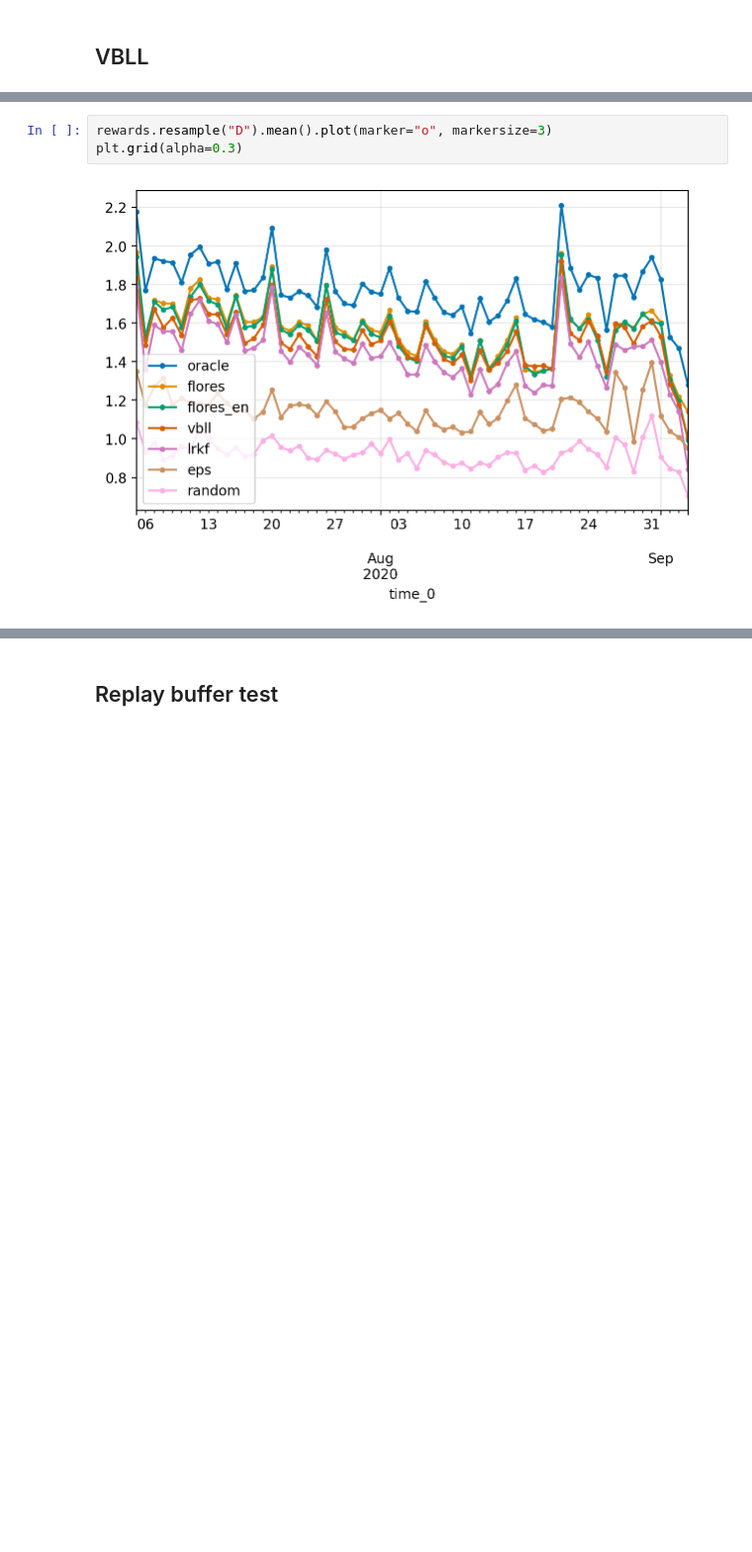
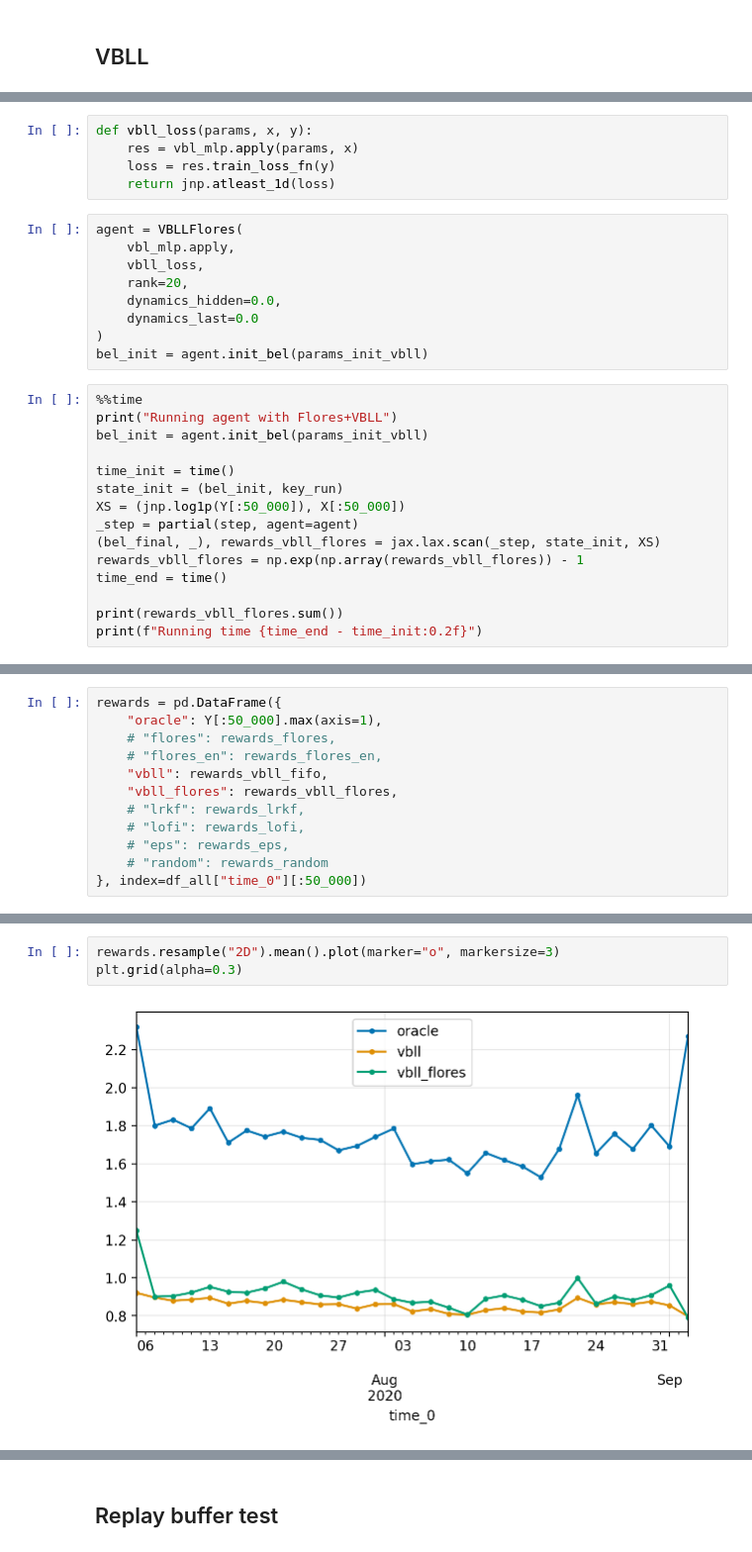
Before and after one commit to gerdm/low-rank-last-layer-inference, a Jupyter notebook: experiments/kuairec.ipynb, the cells around one changed output, grey strips where cells are left out. Shown at 99% size. Saved outputs shown, nothing was run; the diff lists cells and outputs as text; blank space fills up the shorter version.

```diff
--- a/experiments/kuairec.ipynb
+++ b/experiments/kuairec.ipynb
@@ -538,0 +581,29 @@ rewards = pd.DataFrame({
+# %%
+def vbll_loss(params, x, y):
+    res = vbl_mlp.apply(params, x)
+    loss = res.train_loss_fn(y)
+    return jnp.atleast_1d(loss)
+# %%
+agent = VBLLFlores(
+    vbl_mlp.apply,
+    vbll_loss,
+    rank=20,
+    dynamics_hidden=0.0,
+    dynamics_last=0.0
+)
+bel_init = agent.init_bel(params_init_vbll)
+# %%
+%%time
+print("Running agent with Flores+VBLL")
+bel_init = agent.init_bel(params_init_vbll)
+
+time_init = time()
+state_init = (bel_init, key_run)
+XS = (jnp.log1p(Y[:50_000]), X[:50_000])
+_step = partial(step, agent=agent)
+(bel_final, _), rewards_vbll_flores = jax.lax.scan(_step, state_init, XS)
+rewards_vbll_flores = np.exp(np.array(rewards_vbll_flores)) - 1
+time_end = time()
+
+print(rewards_vbll_flores.sum())
+print(f"Running time {time_end - time_init:0.2f}")
@@ -539 +625,13 @@ rewards = pd.DataFrame({
+# %%
+rewards = pd.DataFrame({
+    "oracle": Y[:50_000].max(axis=1),
+    # "flores": rewards_flores,
+    # "flores_en": rewards_flores_en,
+    "vbll": rewards_vbll_fifo,
+    "vbll_flores": rewards_vbll_flores,
+    # "lrkf": rewards_lrkf,
+    # "lofi": rewards_lofi,
+    # "eps": rewards_eps,
+    # "random": rewards_random
+}, index=df_all["time_0"][:50_000])
 # %%
@@ -545,8 +643,8 @@ plt.grid(alpha=0.3)
 # %%
-rewards.resample("D").mean().plot(marker="o", markersize=3)
+rewards.resample("2D").mean().plot(marker="o", markersize=3)
 plt.grid(alpha=0.3)
 # %% [output]
-[figure, old version]
+[figure, new version]
 # %%
 rewards.resample("D").mean().describe()
 # %% [output]
```
Also changed, not shown: parts of 84 cells of this notebook, 3 other files.
